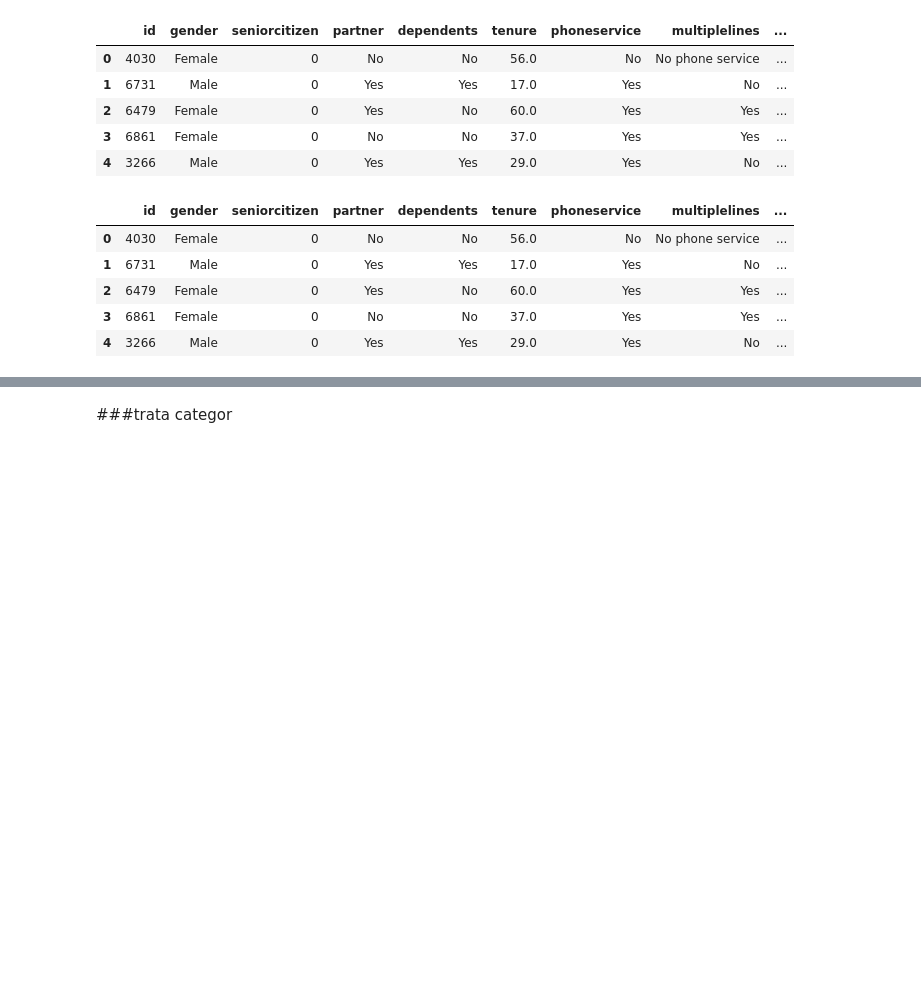
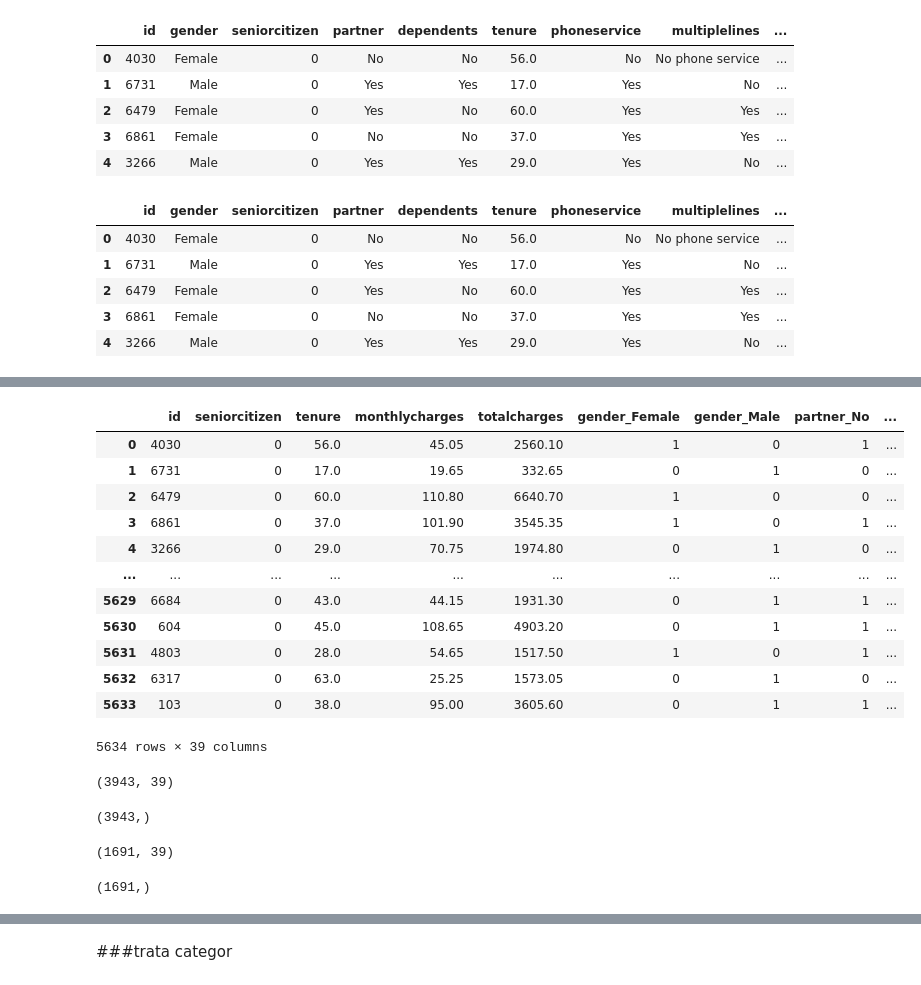
Before and after one commit to jjefferson2006/DSWP_JJ_altera, a Jupyter notebook: desafio_analise5.ipynb, the cells around one changed output, grey strips where cells are left out. Drawn from its saved outputs; the diff is of its cells as text; code cells hidden in the pictures; blank space fills up the shorter version.

```diff
--- a/desafio_analise5.ipynb
+++ b/desafio_analise5.ipynb
@@ -216,0 +590,2 @@ df_churn_train.head()
+# %%
+df_train.drop(columns = 'churn', inplace = True)
@@ -216,0 +601,18 @@ df_churn_train.head()
+# %%
+df_X = df_train
+# %%
+df_X
+# %% [output]
+|  | id | seniorcitizen | tenure | monthlycharges | totalcharges | gender_Female | gender_Male | partner_No | ... |
+| 0 | 4030 | 0 | 56.0 | 45.05 | 2560.10 | 1 | 0 | 1 | ... |
+| 1 | 6731 | 0 | 17.0 | 19.65 | 332.65 | 0 | 1 | 0 | ... |
+| 2 | 6479 | 0 | 60.0 | 110.80 | 6640.70 | 1 | 0 | 0 | ... |
+| 3 | 6861 | 0 | 37.0 | 101.90 | 3545.35 | 1 | 0 | 1 | ... |
+| 4 | 3266 | 0 | 29.0 | 70.75 | 1974.80 | 0 | 1 | 0 | ... |
+| ... | ... | ... | ... | ... | ... | ... | ... | ... | ... |
+| 5629 | 6684 | 0 | 43.0 | 44.15 | 1931.30 | 0 | 1 | 1 | ... |
+| 5630 | 604 | 0 | 45.0 | 108.65 | 4903.20 | 0 | 1 | 1 | ... |
+| 5631 | 4803 | 0 | 28.0 | 54.65 | 1517.50 | 1 | 0 | 1 | ... |
+| 5632 | 6317 | 0 | 63.0 | 25.25 | 1573.05 | 0 | 1 | 0 | ... |
+| 5633 | 103 | 0 | 38.0 | 95.00 | 3605.60 | 0 | 1 | 1 | ... |
+5634 rows × 39 columns
@@ -216,0 +622,16 @@ df_churn_train.head()
+# %%
+X_treinamento.shape
+# %% [output]
+(3943, 39)
+# %%
+y_treinamento.shape
+# %% [output]
+(3943,)
+# %%
+X_teste.shape
+# %% [output]
+(1691, 39)
+# %%
+y_teste.shape
+# %% [output]
+(1691,)
```
Also changed, not shown: parts of 90 cells of this notebook.
